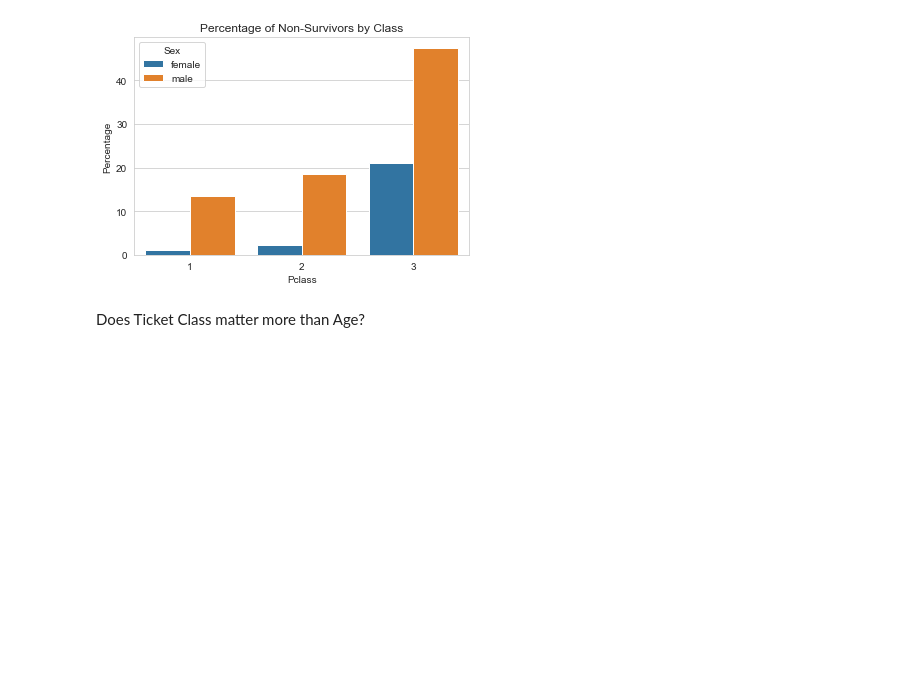
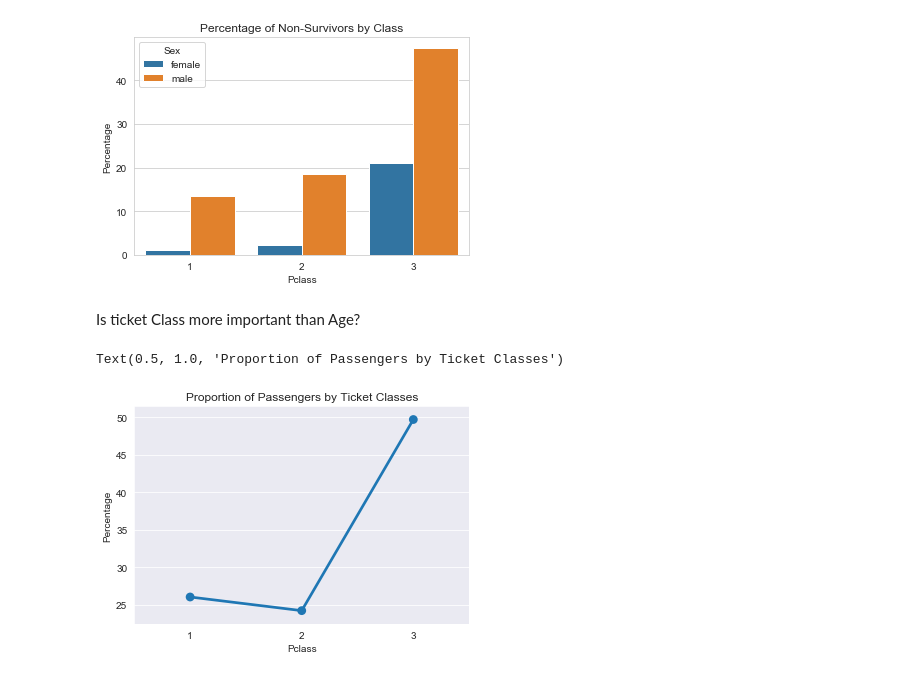
Before and after one commit to Matbochun/python-courses, a Jupyter notebook: Exercises_Mat/Ex.4 Titanic train/Train.ipynb, the cells around one changed output. Drawn from its saved outputs; the diff is of its cells as text; code cells hidden in the pictures; blank space fills up the shorter version.

```diff
--- a/Exercises_Mat/Ex.4 Titanic train/Train.ipynb
+++ b/Exercises_Mat/Ex.4 Titanic train/Train.ipynb
@@ -103,4 +103,15 @@ print(end - start)
 0.06595969200134277
 [figure]
 # %% [markdown]
-Does Ticket Class matter more than Age?
+Is ticket Class more important than Age?
+# %%
+num_passengers = len(train)
+classes = pd.DataFrame(train.groupby(["Pclass"]).count())
+classes.reset_index(inplace=True)
+classes["Percentage"] = round(classes["PassengerId"].div(num_passengers)*100,2)
+
+sns.set_style("darkgrid")
+sns.pointplot(x="Pclass", y="Percentage", data=classes).set_title("Proportion of Passengers by Ticket Classes")
+# %% [output]
+Text(0.5, 1.0, 'Proportion of Passengers by Ticket Classes')
+[figure, added]
```
Also changed, not shown: parts of 2 cells of this notebook, 1 other file.
